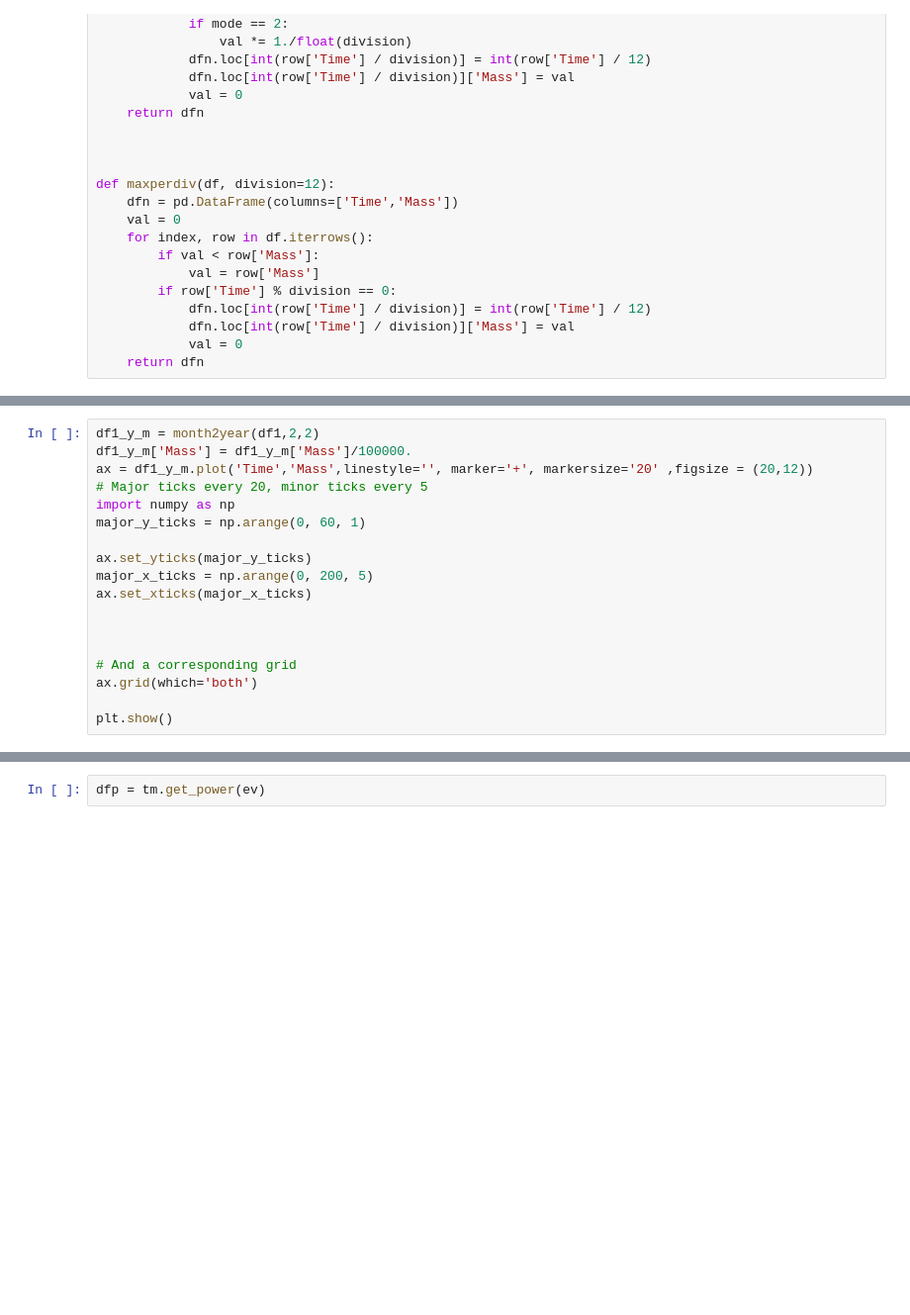
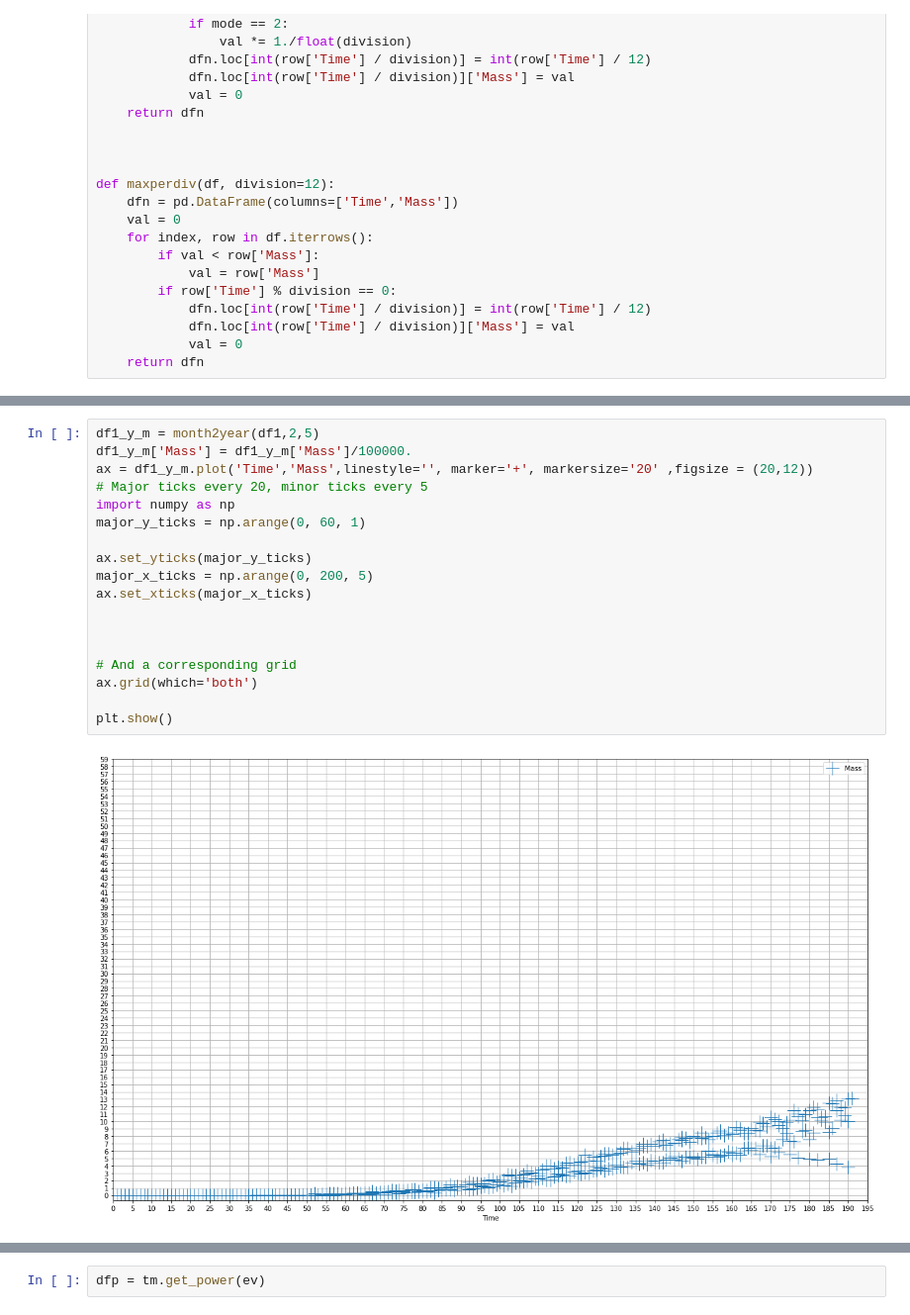
Before and after one commit to bam241/cvt_eg23, a Jupyter notebook: Untitled.ipynb, the cells around one changed output, grey strips where cells are left out. Shown at 99% size. Drawn from its saved outputs; the diff is of its cells as text; blank space fills up the shorter version.

```diff
--- a/Untitled.ipynb
+++ b/Untitled.ipynb
@@ -91,21 +101,23 @@ print(df1_y_build_unit['Build'].values)
 # %%
-df1_y_m = month2year(df1,2,2)
+df1_y_m = month2year(df1,2,5)
 df1_y_m['Mass'] = df1_y_m['Mass']/100000.
 ax = df1_y_m.plot('Time','Mass',linestyle='', marker='+', markersize='20' ,figsize = (20,12))
 # Major ticks every 20, minor ticks every 5
 import numpy as np
 major_y_ticks = np.arange(0, 60, 1)
 
 ax.set_yticks(major_y_ticks)
 major_x_ticks = np.arange(0, 200, 5)
 ax.set_xticks(major_x_ticks)
 
 
 
 # And a corresponding grid
 ax.grid(which='both')
 
 plt.show()
+# %% [output]
+[figure, added]
 # %%
 df1_y_unit_m = pd.DataFrame()
 
```
Also changed, not shown: parts of 6 cells of this notebook.
